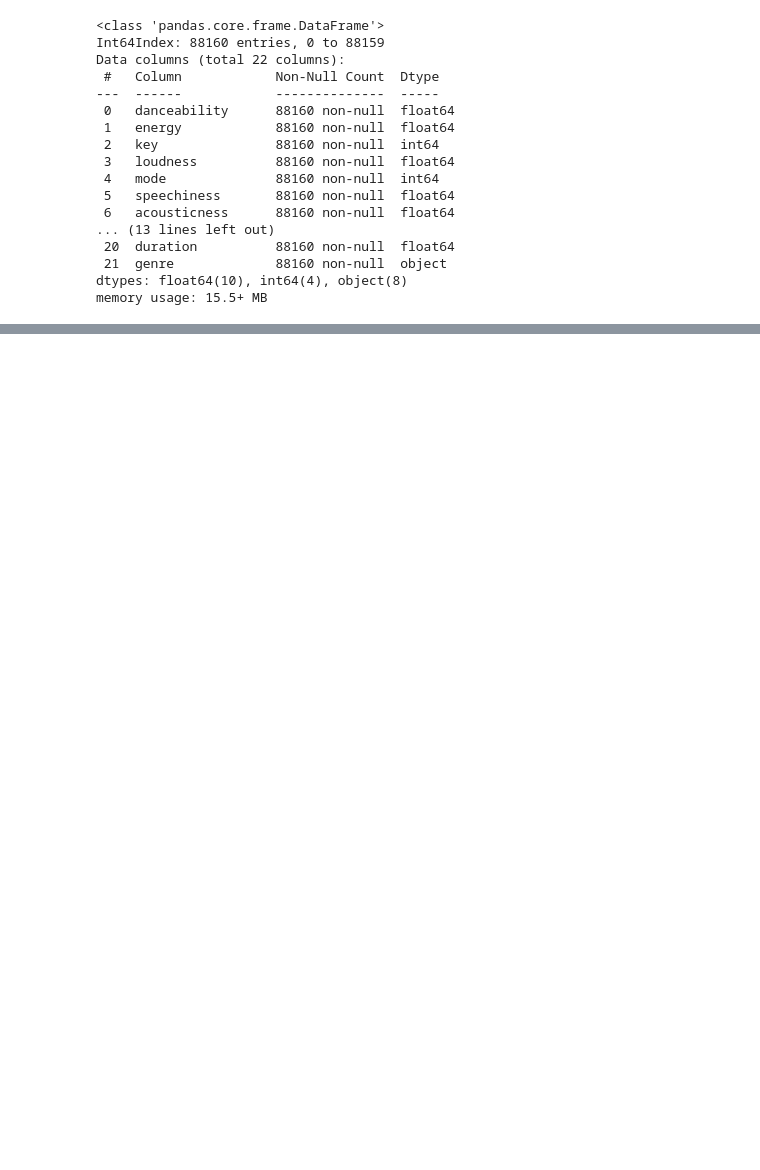
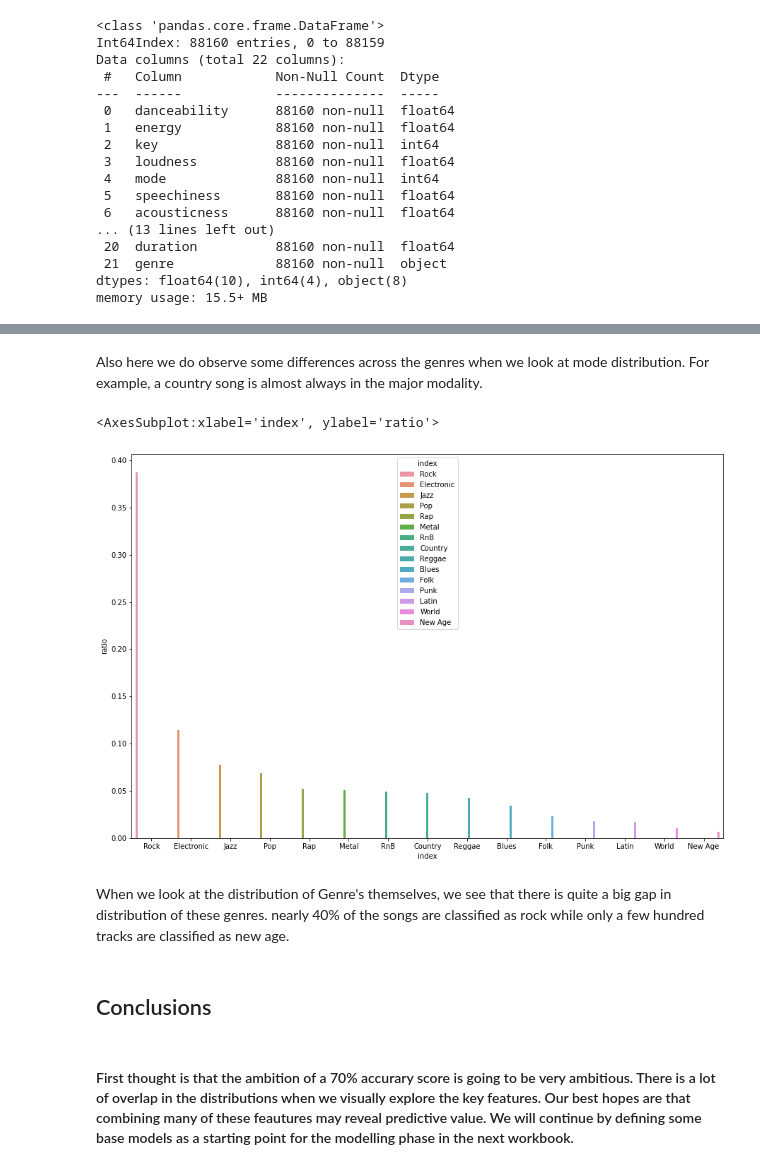
Before and after one commit to huube/Eindopdracht_ML21, a Jupyter notebook: notebooks/1-EDA.ipynb, the cells around one changed output, grey strips where cells are left out. Cells and saved outputs as stored; diff of their text form; code cells hidden in the pictures; blank space fills up the shorter version.

```diff
--- a/notebooks/1-EDA.ipynb
+++ b/notebooks/1-EDA.ipynb
@@ -143,10 +185,24 @@ sns.histplot(data=df[["mode", "genre"]], x="genre", hue="mode")
+# %% [markdown]
+Also here we do observe some differences across the genres when we look at mode distribution. For example, a country song is almost always in the major modality.
 # %%
 df_genre_counts = df["genre"].value_counts().reset_index()
 df_genre_ratios = df["genre"].value_counts(normalize=True).reset_index()
 
 df_genre_counts = df_genre_counts.merge(
     df_genre_ratios, left_index=True, right_index=True, suffixes=("", "_")
 )
 df_genre_counts.drop(columns=["index_"])
 df_genre_counts.columns = ["index", "Genre", "Counts", "ratio"]
 df_genre_counts
+
+plt.figure(figsize=(15,10))
+sns.barplot(data=df_genre_counts,x='index',y='ratio',hue='index')
+# %% [output]
+<AxesSubplot:xlabel='index', ylabel='ratio'>
+[figure, added]
+# %% [markdown]
+When we look at the distribution of Genre's themselves, we see that there is quite a big gap in distribution of these genres. nearly 40% of the songs are classified as rock while only a few hundred tracks are classified as new age.
+# %% [markdown]
+<h2> Conclusions
+# %% [markdown]
+<h4> First thought is that the ambition of a 70% accurary score is going to be very ambitious. There is a lot of overlap in the distributions when we visually explore the key features. Our best hopes are that combining many of these feautures may reveal predictive value. We will continue by defining some base models as a starting point for the modelling phase in the next workbook.
```
Also changed, not shown: parts of 21 cells of this notebook, 4 other files.
